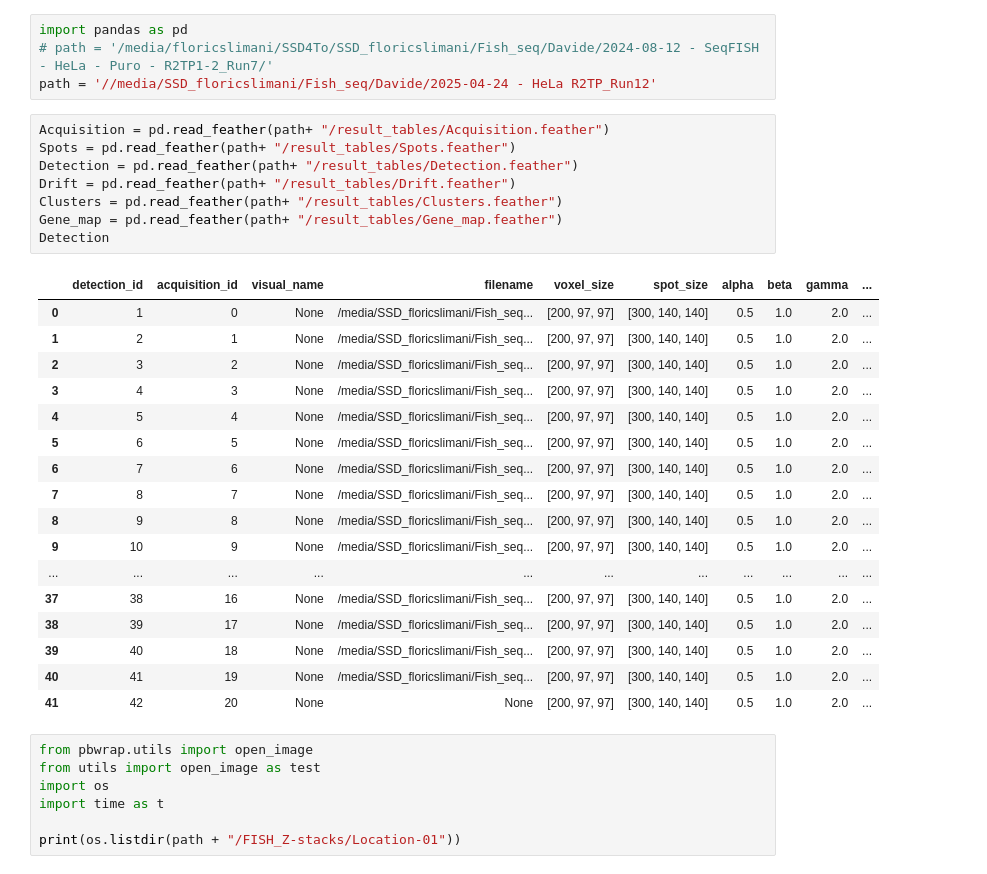
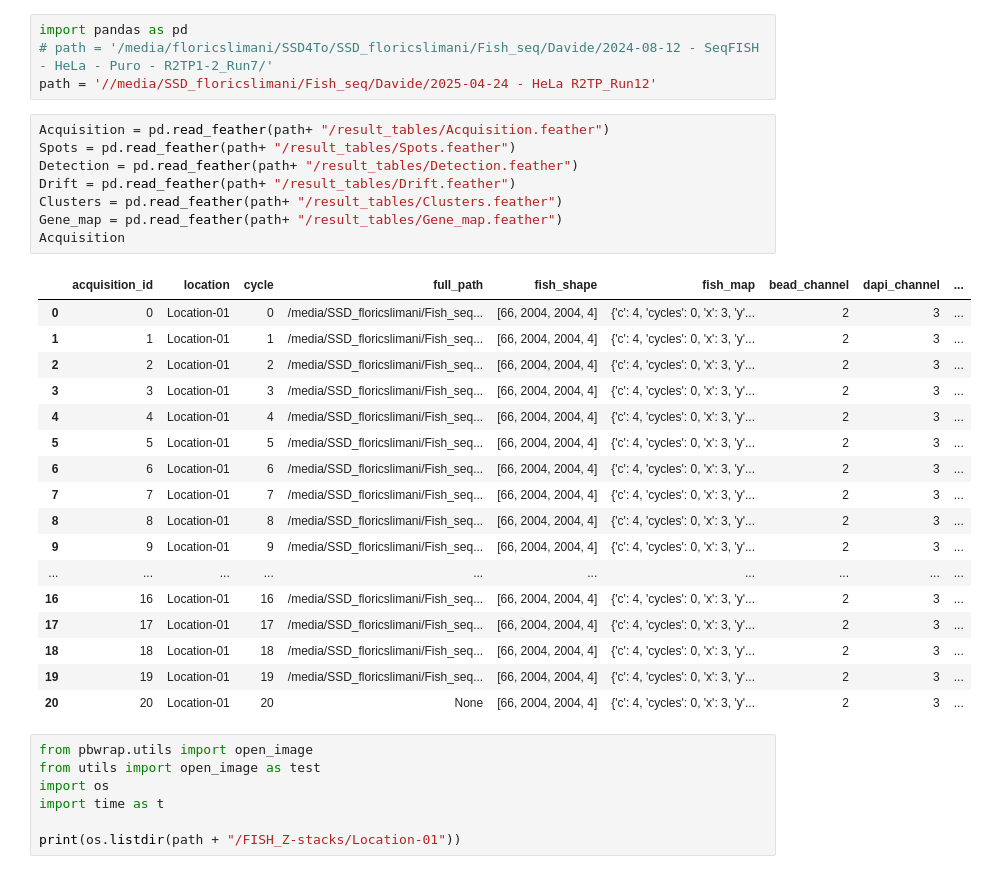
Before and after one commit to SlimaniF/Sequential_Fish, a Jupyter notebook: viewer/testing.ipynb, the cells around one changed output. Drawn from its saved outputs; the diff is of its cells as text.

```diff
--- a/viewer/testing.ipynb
+++ b/viewer/testing.ipynb
@@ -5,29 +5,29 @@ path = '//media/SSD_floricslimani/Fish_seq/Davide/2025-04-24 - HeLa R2TP_Run12'
 # %%
 Acquisition = pd.read_feather(path+ "/result_tables/Acquisition.feather")
 Spots = pd.read_feather(path+ "/result_tables/Spots.feather")
 Detection = pd.read_feather(path+ "/result_tables/Detection.feather")
 Drift = pd.read_feather(path+ "/result_tables/Drift.feather")
 Clusters = pd.read_feather(path+ "/result_tables/Clusters.feather")
 Gene_map = pd.read_feather(path+ "/result_tables/Gene_map.feather")
-Detection
+Acquisition
 # %% [output]
-|  | detection_id | acquisition_id | visual_name | filename | voxel_size | spot_size | alpha | beta | gamma | ... |
-| 0 | 1 | 0 | None | /media/SSD_floricslimani/Fish_seq... | [200, 97, 97] | [300, 140, 140] | 0.5 | 1.0 | 2.0 | ... |
-| 1 | 2 | 1 | None | /media/SSD_floricslimani/Fish_seq... | [200, 97, 97] | [300, 140, 140] | 0.5 | 1.0 | 2.0 | ... |
-| 2 | 3 | 2 | None | /media/SSD_floricslimani/Fish_seq... | [200, 97, 97] | [300, 140, 140] | 0.5 | 1.0 | 2.0 | ... |
-| 3 | 4 | 3 | None | /media/SSD_floricslimani/Fish_seq... | [200, 97, 97] | [300, 140, 140] | 0.5 | 1.0 | 2.0 | ... |
-| 4 | 5 | 4 | None | /media/SSD_floricslimani/Fish_seq... | [200, 97, 97] | [300, 140, 140] | 0.5 | 1.0 | 2.0 | ... |
-| 5 | 6 | 5 | None | /media/SSD_floricslimani/Fish_seq... | [200, 97, 97] | [300, 140, 140] | 0.5 | 1.0 | 2.0 | ... |
-| 6 | 7 | 6 | None | /media/SSD_floricslimani/Fish_seq... | [200, 97, 97] | [300, 140, 140] | 0.5 | 1.0 | 2.0 | ... |
-| 7 | 8 | 7 | None | /media/SSD_floricslimani/Fish_seq... | [200, 97, 97] | [300, 140, 140] | 0.5 | 1.0 | 2.0 | ... |
-| 8 | 9 | 8 | None | /media/SSD_floricslimani/Fish_seq... | [200, 97, 97] | [300, 140, 140] | 0.5 | 1.0 | 2.0 | ... |
-| 9 | 10 | 9 | None | /media/SSD_floricslimani/Fish_seq... | [200, 97, 97] | [300, 140, 140] | 0.5 | 1.0 | 2.0 | ... |
-| ... | ... | ... | ... | ... | ... | ... | ... | ... | ... | ... |
-| 37 | 38 | 16 | None | /media/SSD_floricslimani/Fish_seq... | [200, 97, 97] | [300, 140, 140] | 0.5 | 1.0 | 2.0 | ... |
-| 38 | 39 | 17 | None | /media/SSD_floricslimani/Fish_seq... | [200, 97, 97] | [300, 140, 140] | 0.5 | 1.0 | 2.0 | ... |
-| 39 | 40 | 18 | None | /media/SSD_floricslimani/Fish_seq... | [200, 97, 97] | [300, 140, 140] | 0.5 | 1.0 | 2.0 | ... |
-| 40 | 41 | 19 | None | /media/SSD_floricslimani/Fish_seq... | [200, 97, 97] | [300, 140, 140] | 0.5 | 1.0 | 2.0 | ... |
-| 41 | 42 | 20 | None | None | [200, 97, 97] | [300, 140, 140] | 0.5 | 1.0 | 2.0 | ... |
+|  | acquisition_id | location | cycle | full_path | fish_shape | fish_map | bead_channel | dapi_channel | ... |
+| 0 | 0 | Location-01 | 0 | /media/SSD_floricslimani/Fish_seq... | [66, 2004, 2004, 4] | {'c': 4, 'cycles': 0, 'x': 3, 'y'... | 2 | 3 | ... |
+| 1 | 1 | Location-01 | 1 | /media/SSD_floricslimani/Fish_seq... | [66, 2004, 2004, 4] | {'c': 4, 'cycles': 0, 'x': 3, 'y'... | 2 | 3 | ... |
+| 2 | 2 | Location-01 | 2 | /media/SSD_floricslimani/Fish_seq... | [66, 2004, 2004, 4] | {'c': 4, 'cycles': 0, 'x': 3, 'y'... | 2 | 3 | ... |
+| 3 | 3 | Location-01 | 3 | /media/SSD_floricslimani/Fish_seq... | [66, 2004, 2004, 4] | {'c': 4, 'cycles': 0, 'x': 3, 'y'... | 2 | 3 | ... |
+| 4 | 4 | Location-01 | 4 | /media/SSD_floricslimani/Fish_seq... | [66, 2004, 2004, 4] | {'c': 4, 'cycles': 0, 'x': 3, 'y'... | 2 | 3 | ... |
+| 5 | 5 | Location-01 | 5 | /media/SSD_floricslimani/Fish_seq... | [66, 2004, 2004, 4] | {'c': 4, 'cycles': 0, 'x': 3, 'y'... | 2 | 3 | ... |
+| 6 | 6 | Location-01 | 6 | /media/SSD_floricslimani/Fish_seq... | [66, 2004, 2004, 4] | {'c': 4, 'cycles': 0, 'x': 3, 'y'... | 2 | 3 | ... |
+| 7 | 7 | Location-01 | 7 | /media/SSD_floricslimani/Fish_seq... | [66, 2004, 2004, 4] | {'c': 4, 'cycles': 0, 'x': 3, 'y'... | 2 | 3 | ... |
+| 8 | 8 | Location-01 | 8 | /media/SSD_floricslimani/Fish_seq... | [66, 2004, 2004, 4] | {'c': 4, 'cycles': 0, 'x': 3, 'y'... | 2 | 3 | ... |
+| 9 | 9 | Location-01 | 9 | /media/SSD_floricslimani/Fish_seq... | [66, 2004, 2004, 4] | {'c': 4, 'cycles': 0, 'x': 3, 'y'... | 2 | 3 | ... |
+| ... | ... | ... | ... | ... | ... | ... | ... | ... | ... |
+| 16 | 16 | Location-01 | 16 | /media/SSD_floricslimani/Fish_seq... | [66, 2004, 2004, 4] | {'c': 4, 'cycles': 0, 'x': 3, 'y'... | 2 | 3 | ... |
+| 17 | 17 | Location-01 | 17 | /media/SSD_floricslimani/Fish_seq... | [66, 2004, 2004, 4] | {'c': 4, 'cycles': 0, 'x': 3, 'y'... | 2 | 3 | ... |
+| 18 | 18 | Location-01 | 18 | /media/SSD_floricslimani/Fish_seq... | [66, 2004, 2004, 4] | {'c': 4, 'cycles': 0, 'x': 3, 'y'... | 2 | 3 | ... |
+| 19 | 19 | Location-01 | 19 | /media/SSD_floricslimani/Fish_seq... | [66, 2004, 2004, 4] | {'c': 4, 'cycles': 0, 'x': 3, 'y'... | 2 | 3 | ... |
+| 20 | 20 | Location-01 | 20 | None | [66, 2004, 2004, 4] | {'c': 4, 'cycles': 0, 'x': 3, 'y'... | 2 | 3 | ... |
 # %%
 from pbwrap.utils import open_image
 from utils import open_image as test
```
Also changed, not shown: 3 other files.
